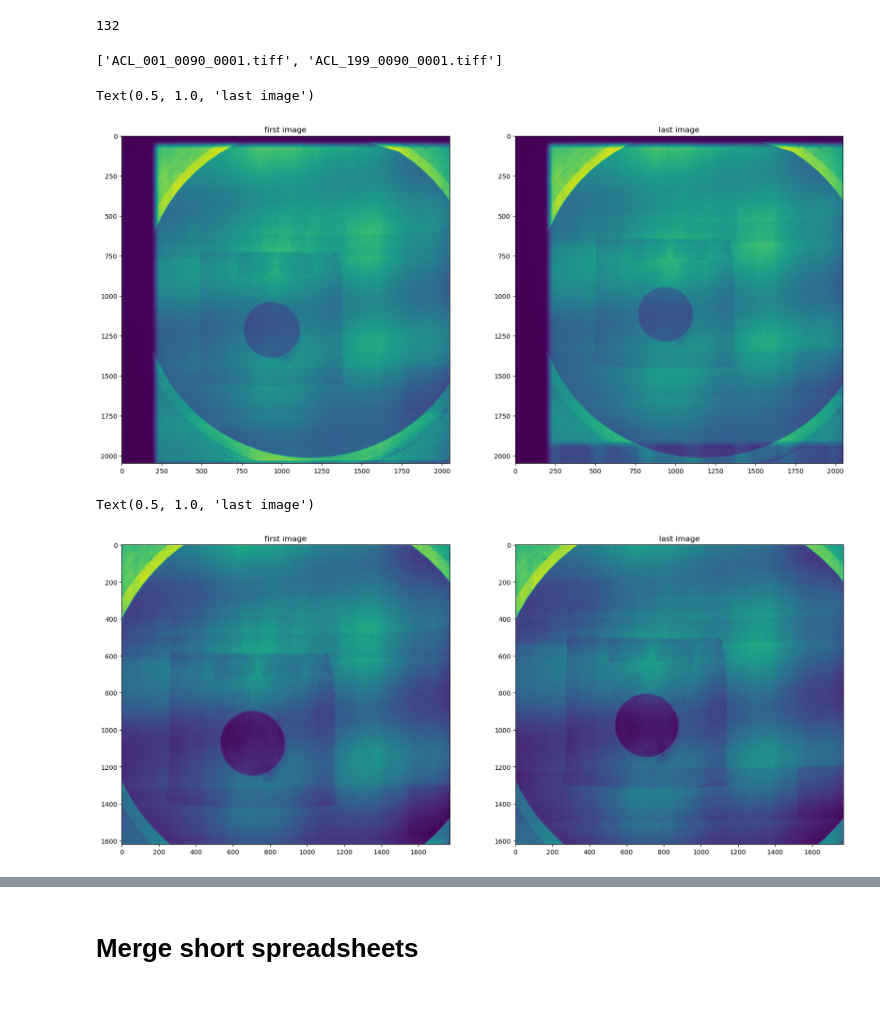
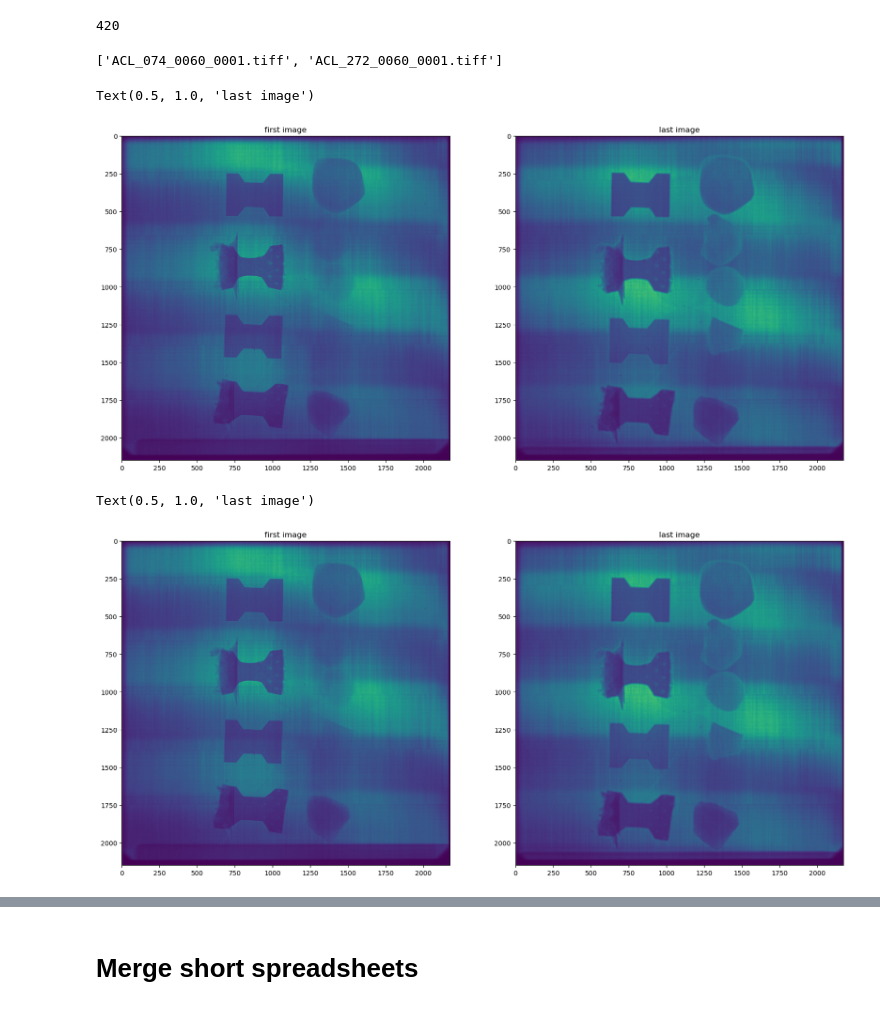
Before and after one commit to zhangy6x/research_stuff, a Jupyter notebook: jupyter_notebooks/norm_recon/sub_generate_nGI_ANGEL_sheet.ipynb, the cells around one changed output, grey strips where cells are left out. Saved outputs shown, nothing was run; the diff lists cells and outputs as text; code cells hidden in the pictures.

Commit message:
added pixel binning

```diff
--- a/jupyter_notebooks/norm_recon/sub_generate_nGI_ANGEL_sheet.ipynb
+++ b/jupyter_notebooks/norm_recon/sub_generate_nGI_ANGEL_sheet.ipynb
@@ -10,10 +10,11 @@ import skimage as ski
 import matplotlib.pyplot as plt
 # %%
 ###################### need to change start
-ipts="32276"
+ipts="32298"
 ###################### need to change end
-scan_loc = "/HFIR/CG1D/IPTS-"+ipts+"/raw/radiographs"
+# scan_loc = "/HFIR/CG1D/IPTS-"+ipts+"/raw/radiographs"
 # scan_loc = "/HFIR/CG1D/IPTS-"+ipts+"/shared/autoreduce"
+scan_loc = "/HFIR/CG1D/IPTS-"+ipts+"/shared/processed_data/pixel_binned"
 # scan_loc = "/HFIR/CG1D/IPTS-"+ipts+"/shared/processed_data/normalized"
 scan_list = os.listdir(scan_loc)
 sorted(scan_list, reverse=True)
@@ -51,7 +38,7 @@ os.listdir(dc_loc)
 # %%
-scan_name = "2024_04_29_end_03"
-ob_name = "2024_04_29_end_03"
-dc_name = "2024_03_16_90s"
+scan_name = "2024_08_01_Ni_Fe2O3_15umG2"
+ob_name = "2024_08_01_Ni_Fe2O3_15umG2"
+dc_name = "2024_08_01_nGI_DC"
 #########################################
 images_per_step = 1
 out_loc = "/HFIR/CG1D/IPTS-"+ipts+"/shared/processed_data"
@@ -106,20 +93,21 @@ file_list
 # %%
 len(file_list)
 # %% [output]
-132
+420
 # %%
 idx_list = []
 pos_list = []
 ob_first_idx = None
 ob_last_idx = None
 for ea in file_list:
-    _split = ea.split('_')
-    _str = _split[-1]
-    _pos = _split[1]
+    if 'open' not in ea:
+        _split = ea.split('_')
+        _str = _split[-1]
+        _pos = _split[1]
 #     _pos = _split[2]
-    _idx = _str.split('.')[0]
-    idx_list.append(int(_idx))
-    pos_list.append(int(_pos))
+        _idx = _str.split('.')[0]
+        idx_list.append(int(_idx))
+        pos_list.append(int(_pos))
 num_of_img = max(idx_list)
 pos1 = max(pos_list)
 pos2 = min(pos_list)
@@ -134,7 +122,7 @@ for e in file_list:
 # pos_file_list.append('20230901_ACL_95_0090_0001.tiff')
 pos_file_list
 # %% [output]
-['ACL_001_0090_0001.tiff', 'ACL_199_0090_0001.tiff']
+['ACL_074_0060_0001.tiff', 'ACL_272_0060_0001.tiff']
 # %%
 img1 = ski.io.imread(os.path.join(scan_dir, pos_file_list[0]))
 img2 = ski.io.imread(os.path.join(scan_dir, pos_file_list[1]))
@@ -149,32 +137,32 @@ ax[1].set_title('last image')
 # ax[2].set_title('np.min')
 # %% [output]
 Text(0.5, 1.0, 'last image')
-[figure, old version]
+[figure, new version]
 # %%
 ###################### need to change start
-crop = True
-crop_left = 230 #205
-crop_right = 2000
-crop_top = 140#90 140
-crop_bottom = 1760 #1760
+crop = False
+crop_left = 0#950#150 #205
+crop_right = 2150#5300#1960
+crop_top = 0#1000#90#90 140
+crop_bottom = 1500#5250#1980 #1760
 ###################### need to change end
 if not crop:
     crop_left = 0
-    crop_right = 2047
+    crop_right = img1.shape[0]
     crop_top = 0
-    crop_bottom = 2047
+    crop_bottom = img1.shape[1]
 img1_crop = rocku.crop(img1, crop_left, crop_right, crop_top, crop_bottom, crop)
 img2_crop = rocku.crop(img2, crop_left, crop_right, crop_top, crop_bottom, crop)
 
 f, ax = plt.subplots(1, 2, figsize=(20, 20))
-ax[0].imshow(img1_crop)
+ax[0].imshow(img1_crop)#, vmax=20000)
 ax[0].set_title('first image')
 
-ax[1].imshow(img2_crop)
+ax[1].imshow(img2_crop)#, vmax=20000)
 ax[1].set_title('last image')
 # %% [output]
 Text(0.5, 1.0, 'last image')
-[figure, old version]
+[figure, new version]
 # %%
 if len(file_list)%num_of_img == 0:
     first_file_list = file_list[0::num_of_img]
```
Also changed, not shown: parts of 5 cells of this notebook, 2 other files.
